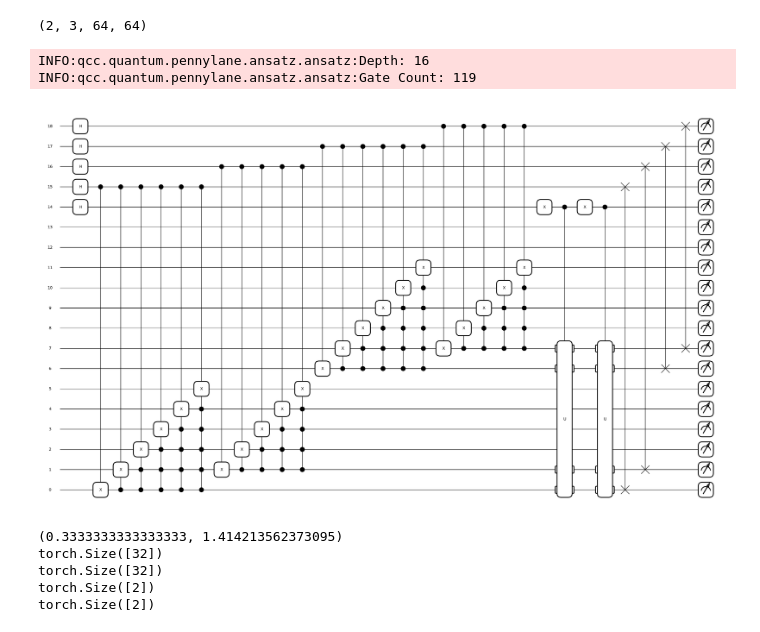
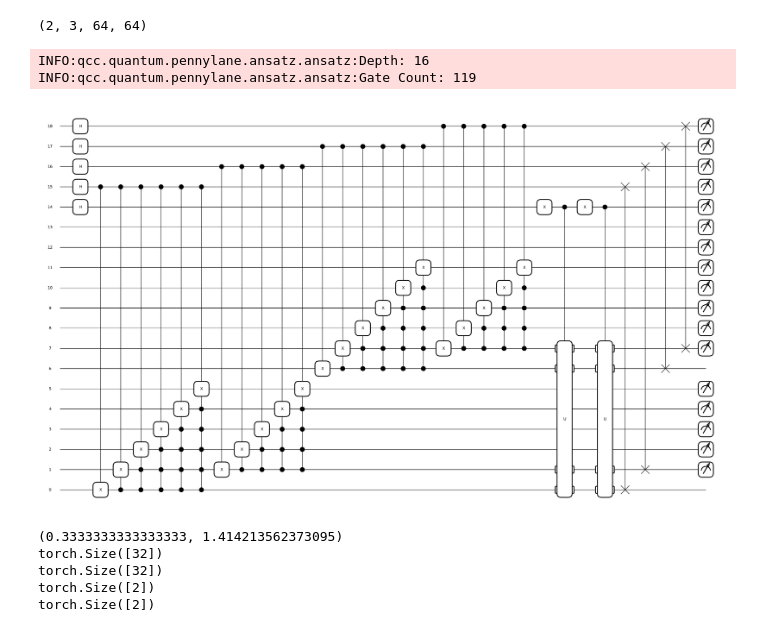
Before and after one commit to mingyoungjeng/quantum-convolutional-classifier, a Jupyter notebook: examples/mqcc_layer.ipynb, the cells around one changed output. Cells and saved outputs as stored; diff of their text form; code cells hidden in the pictures.

Commit message:
average pooling works

```diff
--- a/examples/mqcc_layer.ipynb
+++ b/examples/mqcc_layer.ipynb
@@ -73,17 +73,17 @@ inputs.shape
 # %%
 out_channels = len(kernels)
 from qcc.ml.cnn import Layer
 from qcc.ml.quantum import ConvolutionFilter
 
 layer = Layer(MQCCLayer, kernel_size=kernel_shape)
 
-module = layer(dims, in_channels=1, out_channels=out_channels, U_kernel=ConvolutionFilter)
+module = layer(dims, in_channels=1, out_channels=out_channels, U_kernel=ConvolutionFilter, pooling=True, pooling_mode = "euclidean")
 
 fig = module.mqcc.draw(decompose=True)
 # %% [output]
 INFO:qcc.quantum.pennylane.ansatz.ansatz:Depth: 16
 INFO:qcc.quantum.pennylane.ansatz.ansatz:Gate Count: 119
-[figure, old version]
+[figure, new version]
 # %%
 from torch import Tensor
 from torch.nn import Parameter
```
Also changed, not shown: parts of 3 cells of this notebook, 5 other files.
